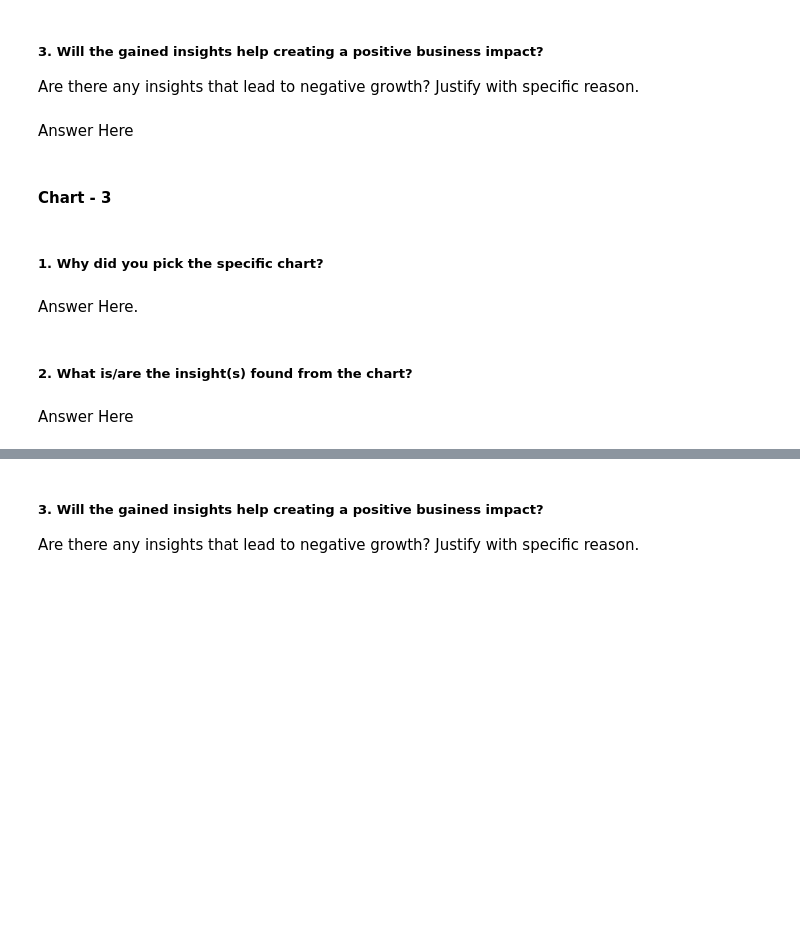
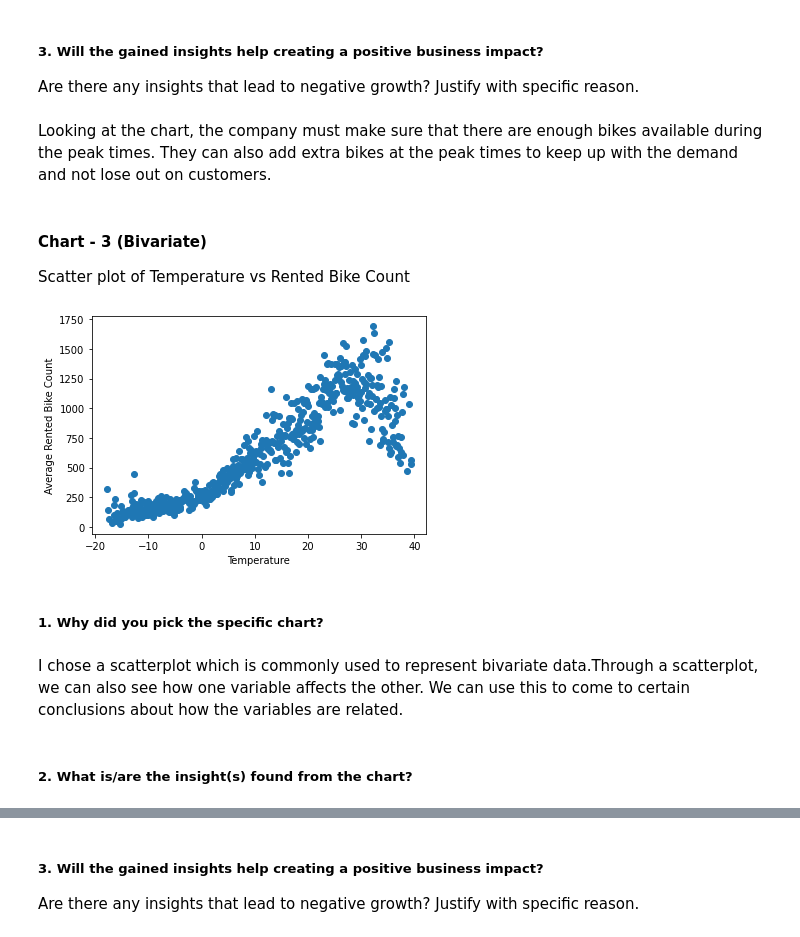
Before and after one commit to Sharath670/Linear-Regression-Capstone-Proj-2-, a Jupyter notebook: Capstone_Project_2(Linear_Regression).ipynb, the cells around one changed output, grey strips where cells are left out. Saved outputs shown, nothing was run; the diff lists cells and outputs as text; code cells hidden in the pictures; blank space fills up the shorter version.

```diff
--- a/Capstone_Project_2(Linear_Regression).ipynb
+++ b/Capstone_Project_2(Linear_Regression).ipynb
@@ -348,7 +441,3 @@ Answer Here
 # %% [markdown]
 ##### 3. Will the gained insights help creating a positive business impact?
 Are there any insights that lead to negative growth? Justify with specific reason.
-# %% [markdown]
-Answer Here
-# %% [markdown]
-#### Chart - 3
@@ -357,8 +444,20 @@ Answer Here
+# %% [markdown]
+Looking at the chart, the company must make sure that there are enough bikes available during the peak times. They can also add extra bikes at the peak times to keep up with the demand and not lose out on customers.
+# %% [markdown]
+#### Chart - 3 (Bivariate)
+Scatter plot of Temperature vs Rented Bike Count
+# %%
+# Chart - 3 visualization code
+q=df.groupby('Temperature(°C)')['Rented Bike Count'].mean().reset_index()
+plt.scatter(x=q['Temperature(°C)'], y=q['Rented Bike Count'])
+plt.xlabel('Temperature')
+plt.ylabel('Average Rented Bike Count')
+plt.show()
+# %% [output]
+[figure, added]
 # %% [markdown]
 ##### 1. Why did you pick the specific chart?
-# %% [markdown]
-Answer Here.
+# %% [markdown]
+I chose a scatterplot which is commonly used to represent bivariate data.Through a scatterplot, we can also see how one variable affects the other. We can use this to come to certain conclusions about how the variables are related.
 # %% [markdown]
 ##### 2. What is/are the insight(s) found from the chart?
-# %% [markdown]
-Answer Here
```
Also changed, not shown: parts of 43 cells of this notebook.
